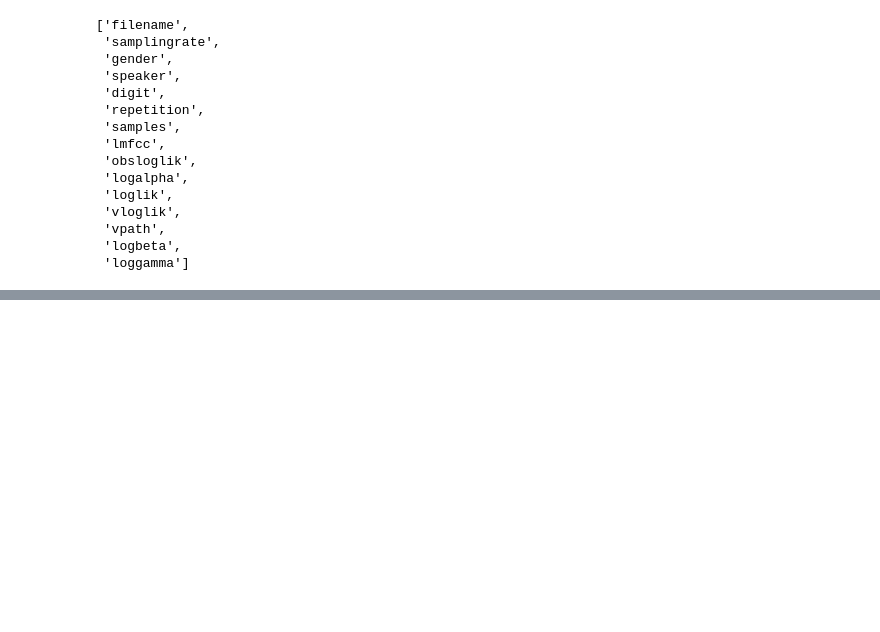
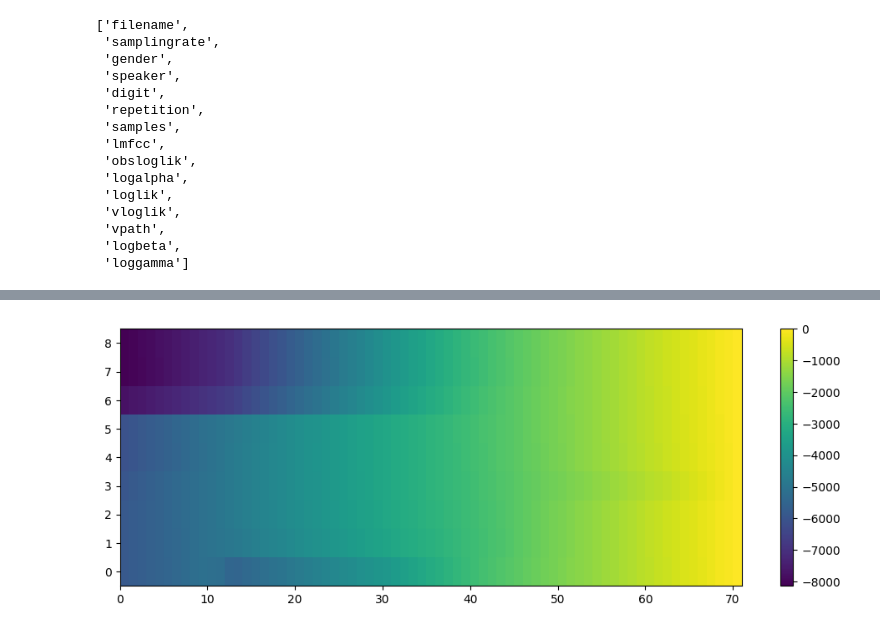
Before and after one commit to celdot/Speech_Speaker_Recognition, a Jupyter notebook: Assignements/lab2/lab2.ipynb, the cells around one changed output, grey strips where cells are left out. Cells and saved outputs as stored; diff of their text form; code cells hidden in the pictures; blank space fills up the shorter version.

```diff
--- a/Assignements/lab2/lab2.ipynb
+++ b/Assignements/lab2/lab2.ipynb
@@ -50,0 +97,29 @@ Text(0.5, 1.0, 'HMM log-likelihood of each observation given the state')
+# %%
+def backward(log_emlik, log_startprob, log_transmat):
+    """Backward (beta) probabilities in log domain.
+
+    Args:
+        log_emlik: NxM array of emission log likelihoods, N frames, M states
+        log_startprob: log probability to start in state i
+        log_transmat: transition log probability from state i to j
+
+    Output:
+        backward_prob: NxM array of backward log probabilities for each of the M states in the model
+    """
+    backward_prob = np.zeros(log_emlik.shape)
+    N, M = log_emlik.shape
+    backward_prob[-1] = 0
+    for n in range(N-2, -1, -1):
+        for i in range(M):
+            backward_prob[n, i] = logsumexp(log_emlik[n+1] + log_transmat[i] + backward_prob[n+1])
+    return backward_prob
+
+log_beta = backward(obsloglik, np.log(wordHMMs['o']['startprob'])[:-1], np.log(wordHMMs['o']['transmat'][:-1, :-1]))
+plt.figure(figsize=(12, 4))
+plt.pcolormesh(log_beta.T)
+plt.yticks(np.arange(9) + 0.5, np.arange(9))
+plt.colorbar()
+
+assert np.allclose(log_beta, example['logbeta'])
+# %% [output]
+[figure, added]
```
Also changed, not shown: parts of 12 cells of this notebook, 2 other files.
